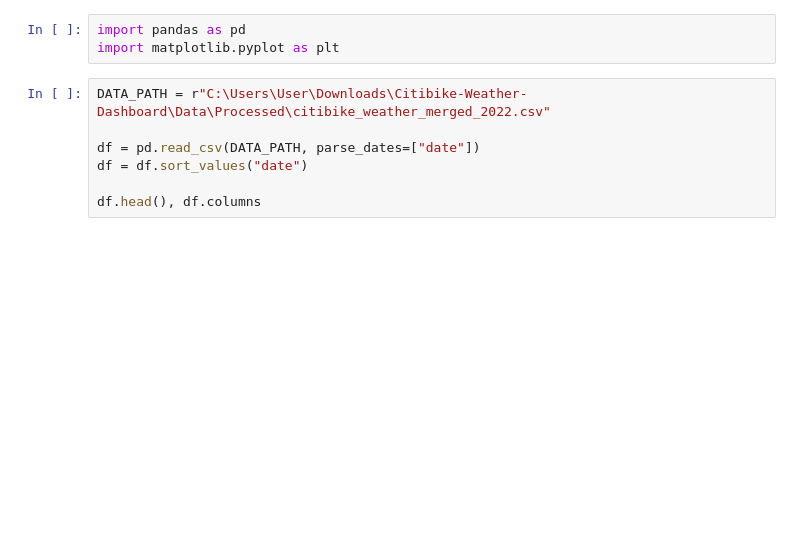
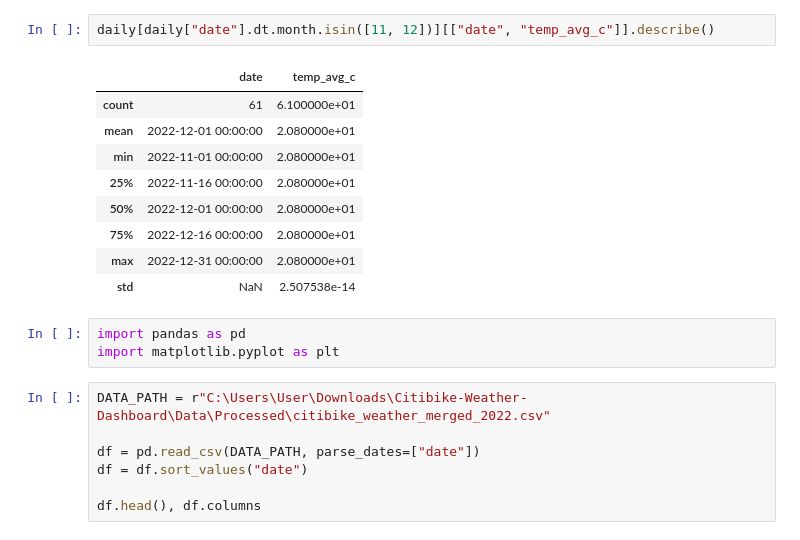
Before and after one commit to TheAnalyst-Shanza/Citibike-Weather-Dashboard, a Jupyter notebook: Notebooks/Citibike_Matplotlib_Seasonality.ipynb, the cells around one changed output. Drawn from its saved outputs; the diff is of its cells as text; blank space fills up the shorter version.

```diff
--- a/Notebooks/Citibike_Matplotlib_Seasonality.ipynb
+++ b/Notebooks/Citibike_Matplotlib_Seasonality.ipynb
@@ -1,3 +33,15 @@
+# %%
+daily[daily["date"].dt.month.isin([11, 12])][["date", "temp_avg_c"]].describe()
+# %% [output]
+|  | date | temp_avg_c |
+| count | 61 | 6.100000e+01 |
+| mean | 2022-12-01 00:00:00 | 2.080000e+01 |
+| min | 2022-11-01 00:00:00 | 2.080000e+01 |
+| 25% | 2022-11-16 00:00:00 | 2.080000e+01 |
+| 50% | 2022-12-01 00:00:00 | 2.080000e+01 |
+| 75% | 2022-12-16 00:00:00 | 2.080000e+01 |
+| max | 2022-12-31 00:00:00 | 2.080000e+01 |
+| std | NaN | 2.507538e-14 |
 # %%
 import pandas as pd
 import matplotlib.pyplot as plt
```
Also changed, not shown: parts of 9 cells of this notebook, 1 other file.
